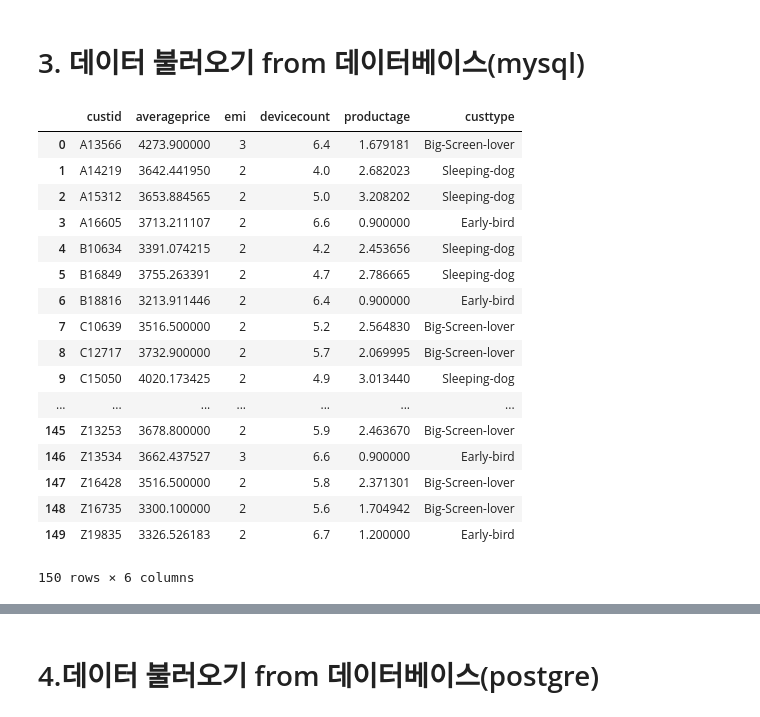
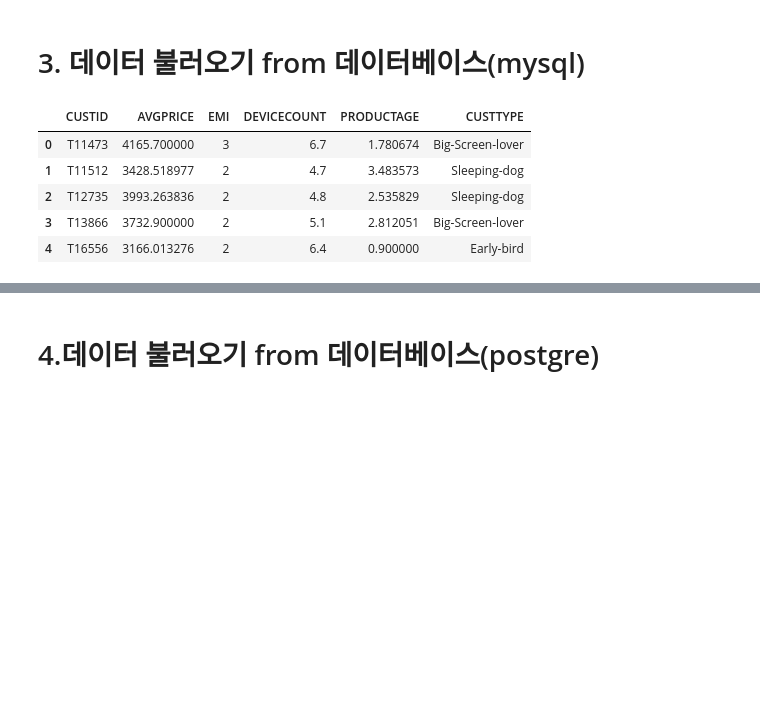
Before and after one commit to sechae0528/PythonSession, a Jupyter notebook: Session2/(2). Pandas 라이브러리를 활용한 데이터 수집.ipynb, the cells around one changed output, grey strips where cells are left out. Drawn from its saved outputs; the diff is of its cells as text; code cells hidden in the pictures; blank space fills up the shorter version.

```diff
--- a/Session2/(2). Pandas 라이브러리를 활용한 데이터 수집.ipynb
+++ b/Session2/(2). Pandas 라이브러리를 활용한 데이터 수집.ipynb
@@ -67,35 +67,23 @@ customerData.to_sql(resultname, engine, if_exists='replace', index=False)
 # %%
 # PANDAS 패키지 불러오기
 import pandas as pd
 import pymysql
 from sqlalchemy import create_engine
 
 # DB 커넥션 열기
 #engine = create_engine('mysql+pymysql://kopo:kopo@localhost:3306/kopo')
 engine = create_engine('mysql+pymysql://root:P@ssw0rd@192.168.110.112:3306/kopo')
 
 # DB 테이블을 읽어 Data Frame 변수에 저장하기
 customerData = pd.read_sql_query('SELECT * FROM customerdata', engine)
-customerData
+customerData.head()
 # %% [output]
-|  | custid | averageprice | emi | devicecount | productage | custtype |
-| 0 | A13566 | 4273.900000 | 3 | 6.4 | 1.679181 | Big-Screen-lover |
-| 1 | A14219 | 3642.441950 | 2 | 4.0 | 2.682023 | Sleeping-dog |
-| 2 | A15312 | 3653.884565 | 2 | 5.0 | 3.208202 | Sleeping-dog |
-| 3 | A16605 | 3713.211107 | 2 | 6.6 | 0.900000 | Early-bird |
-| 4 | B10634 | 3391.074215 | 2 | 4.2 | 2.453656 | Sleeping-dog |
-| 5 | B16849 | 3755.263391 | 2 | 4.7 | 2.786665 | Sleeping-dog |
-| 6 | B18816 | 3213.911446 | 2 | 6.4 | 0.900000 | Early-bird |
-| 7 | C10639 | 3516.500000 | 2 | 5.2 | 2.564830 | Big-Screen-lover |
-| 8 | C12717 | 3732.900000 | 2 | 5.7 | 2.069995 | Big-Screen-lover |
-| 9 | C15050 | 4020.173425 | 2 | 4.9 | 3.013440 | Sleeping-dog |
-| ... | ... | ... | ... | ... | ... | ... |
-| 145 | Z13253 | 3678.800000 | 2 | 5.9 | 2.463670 | Big-Screen-lover |
-| 146 | Z13534 | 3662.437527 | 3 | 6.6 | 0.900000 | Early-bird |
-| 147 | Z16428 | 3516.500000 | 2 | 5.8 | 2.371301 | Big-Screen-lover |
-| 148 | Z16735 | 3300.100000 | 2 | 5.6 | 1.704942 | Big-Screen-lover |
-| 149 | Z19835 | 3326.526183 | 2 | 6.7 | 1.200000 | Early-bird |
+|  | CUSTID | AVGPRICE | EMI | DEVICECOUNT | PRODUCTAGE | CUSTTYPE |
+| 0 | T11473 | 4165.700000 | 3 | 6.7 | 1.780674 | Big-Screen-lover |
+| 1 | T11512 | 3428.518977 | 2 | 4.7 | 3.483573 | Sleeping-dog |
+| 2 | T12735 | 3993.263836 | 2 | 4.8 | 2.535829 | Sleeping-dog |
+| 3 | T13866 | 3732.900000 | 2 | 5.1 | 2.812051 | Big-Screen-lover |
+| 4 | T16556 | 3166.013276 | 2 | 6.4 | 0.900000 | Early-bird |
-150 rows × 6 columns
 # %%
 # 컬럼해더 재정의
 customerData.columns = ['CUSTID1','AVGPRICE','EMI','DEVICECOUNT','PRODUCTAGE','CUSTTYPE']
```
Also changed, not shown: parts of 40 cells of this notebook, 16 other files.
